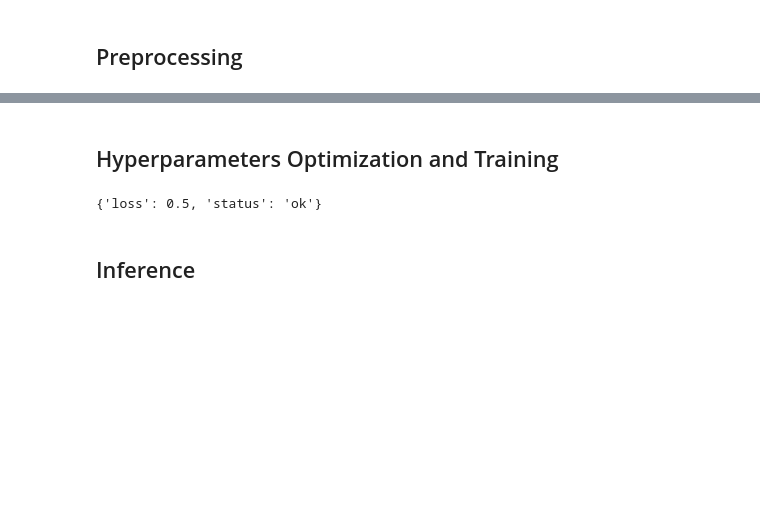
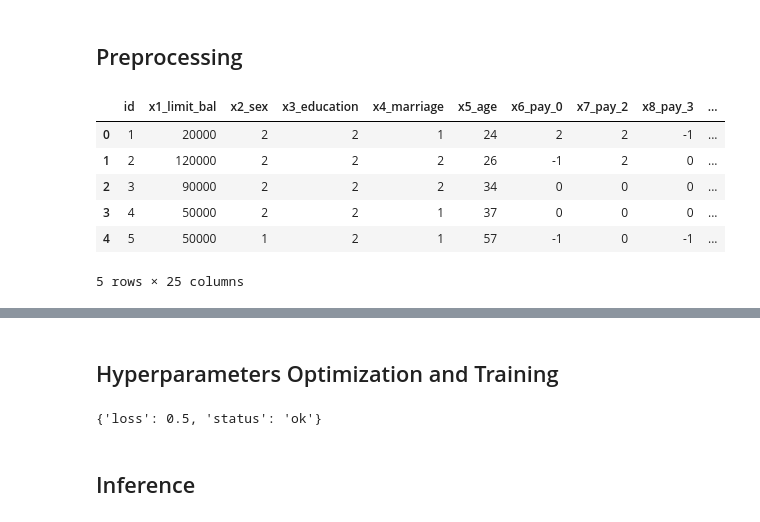
Before and after one commit to DLBD-Department/BRIO_x_Alkemy, a Jupyter notebook: notebooks/01_ModelCreation.ipynb, the cells around one changed output, grey strips where cells are left out. Drawn from its saved outputs; the diff is of its cells as text; code cells hidden in the pictures; blank space fills up the shorter version.

```diff
--- a/notebooks/01_ModelCreation.ipynb
+++ b/notebooks/01_ModelCreation.ipynb
@@ -64,3 +64,13 @@ experiment_id = mlflow.set_experiment(exp_name)
 pp = Preprocessing(input_data_path, "default")
 # %%
 X, Y = pp.read_dataframe()
+# %%
+X.head()
+# %% [output]
+|  | id | x1_limit_bal | x2_sex | x3_education | x4_marriage | x5_age | x6_pay_0 | x7_pay_2 | x8_pay_3 | ... |
+| 0 | 1 | 20000 | 2 | 2 | 1 | 24 | 2 | 2 | -1 | ... |
+| 1 | 2 | 120000 | 2 | 2 | 2 | 26 | -1 | 2 | 0 | ... |
+| 2 | 3 | 90000 | 2 | 2 | 2 | 34 | 0 | 0 | 0 | ... |
+| 3 | 4 | 50000 | 2 | 2 | 1 | 37 | 0 | 0 | 0 | ... |
+| 4 | 5 | 50000 | 1 | 2 | 1 | 57 | -1 | 0 | -1 | ... |
+5 rows × 25 columns
```
Also changed, not shown: parts of 1 cell of this notebook, 11 other files.
